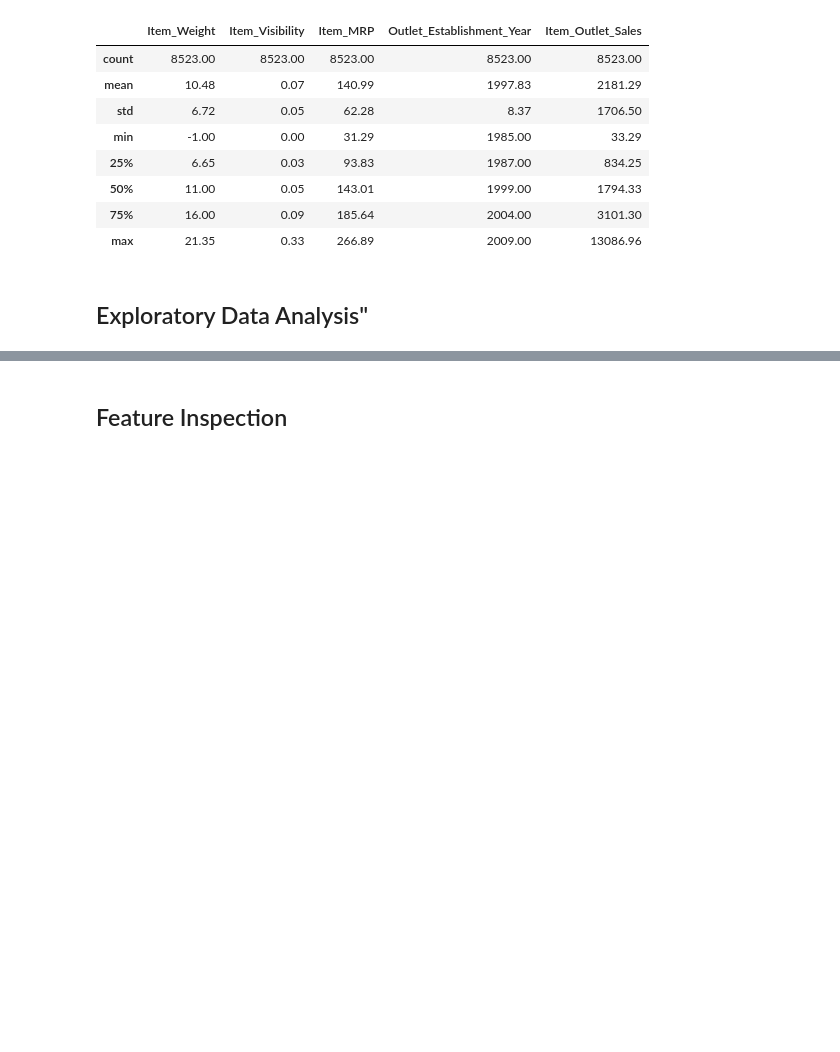
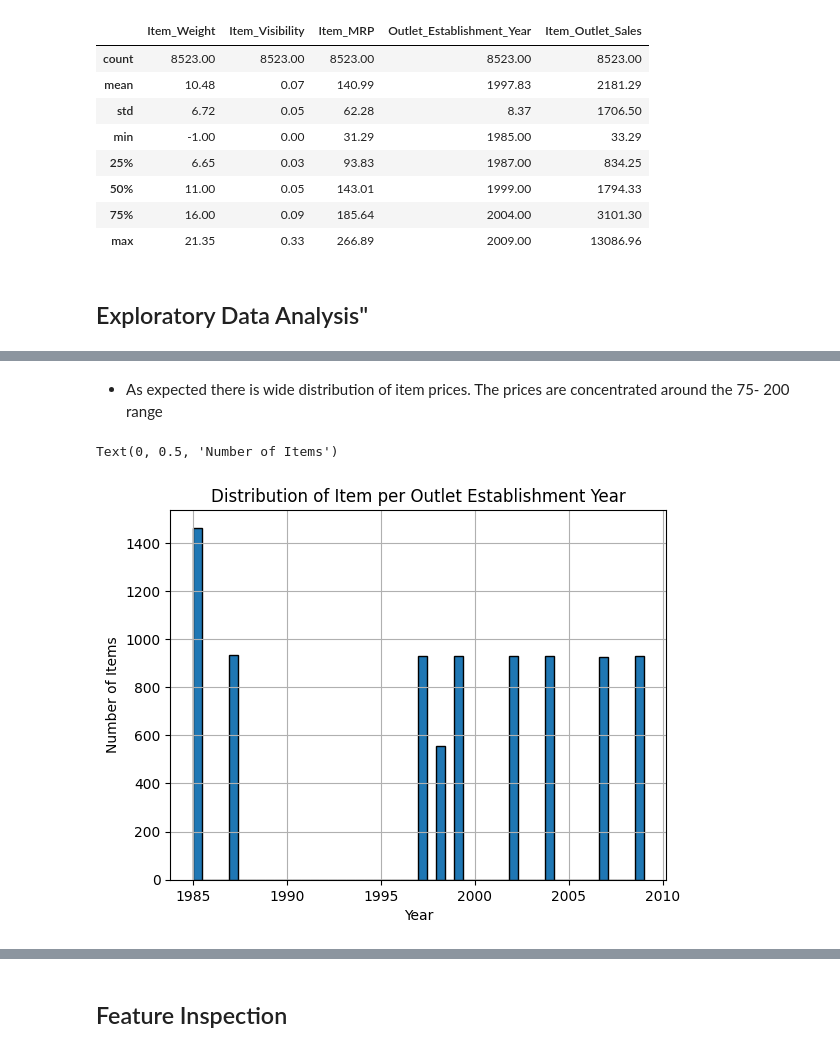
Before and after one commit to DJ-Adams/Prediction-of-Product-Sales, a Jupyter notebook: Prediction_of_Product_Sales.ipynb, the cells around one changed output, grey strips where cells are left out. Drawn from its saved outputs; the diff is of its cells as text; code cells hidden in the pictures; blank space fills up the shorter version.

```diff
--- a/Prediction_of_Product_Sales.ipynb
+++ b/Prediction_of_Product_Sales.ipynb
@@ -302,0 +380,11 @@ df.describe().round(2)
+# %% [markdown]
+- As expected there is wide distribution of item prices. The prices are concentrated around the 75- 200 range
+# %%
+ax = df['Outlet_Establishment_Year'].hist(bins = 50, edgecolor = 'black')
+ax.ticklabel_format(style='plain')
+ax.set_title('Distribution of Item per Outlet Establishment Year')
+ax.set_xlabel('Year')
+ax.set_ylabel('Number of Items')
+# %% [output]
+Text(0, 0.5, 'Number of Items')
+[figure, added]
```
Also changed, not shown: parts of 35 cells of this notebook.
